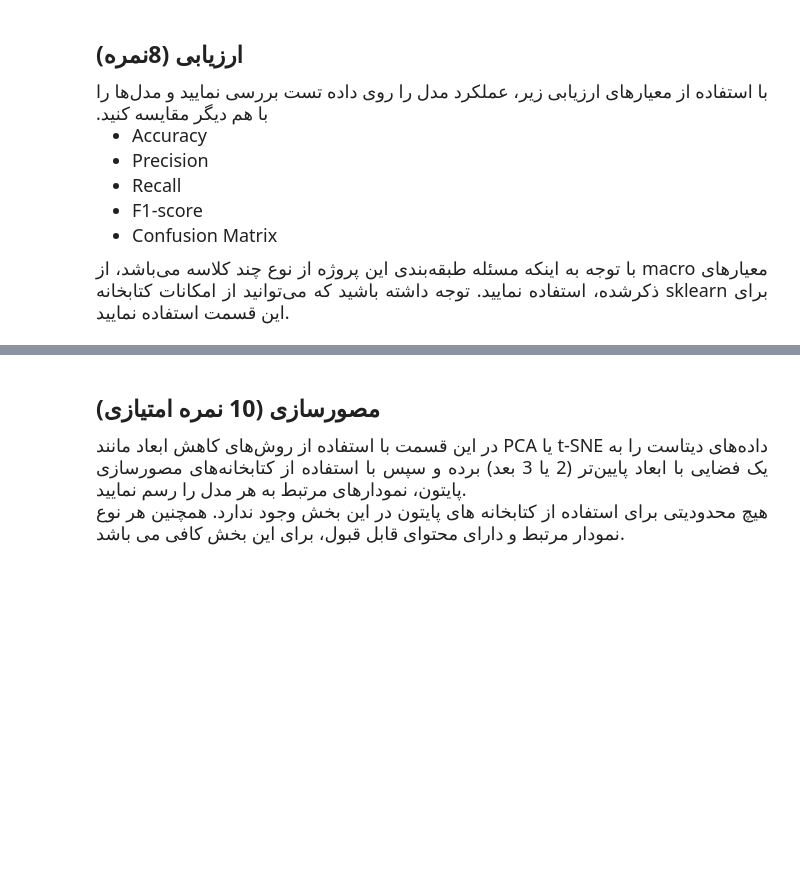
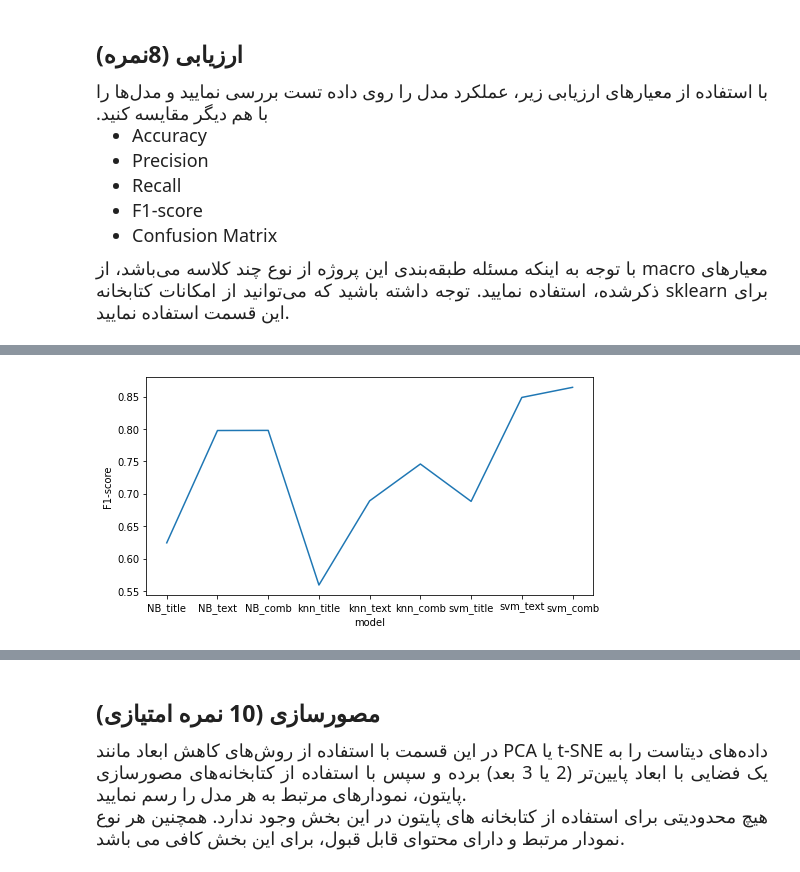
Before and after one commit to parhampch/Modern-Information-Retrieval_Project, a Jupyter notebook: phase3/Phase3.ipynb, the cells around one changed output, grey strips where cells are left out. Saved outputs shown, nothing was run; the diff lists cells and outputs as text; code cells hidden in the pictures; blank space fills up the shorter version.

```diff
--- a/phase3/Phase3.ipynb
+++ b/phase3/Phase3.ipynb
@@ -482,0 +560,10 @@ Combination Validation Accuracy: 89.02%
+# %%
+f1 = [f1_NB_title, f1_NB_text, f1_NB_comb, f1_knn_title, f1_knn_text, f1_knn_comb, f1_svm_title, f1_svm_text, f1_svm_comb]
+labels = ['NB_title', 'NB_text', 'NB_comb', 'knn_title', 'knn_text', 'knn_comb', 'svm_title', 'svm_text', 'svm_comb']
+plt.figure(figsize=(8, 4));
+plt.plot(labels, f1);
+plt.xlabel('model');
+plt.ylabel('F1-score');
+plt.show();
+# %% [output]
+[figure, added]
```
Also changed, not shown: parts of 15 cells of this notebook.
